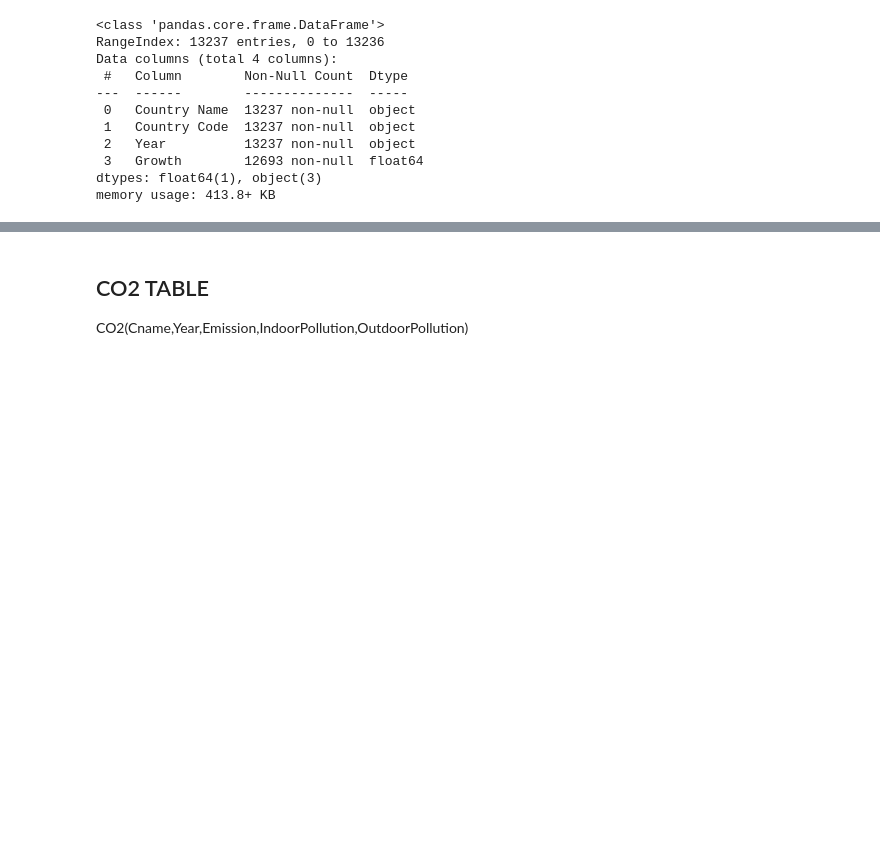
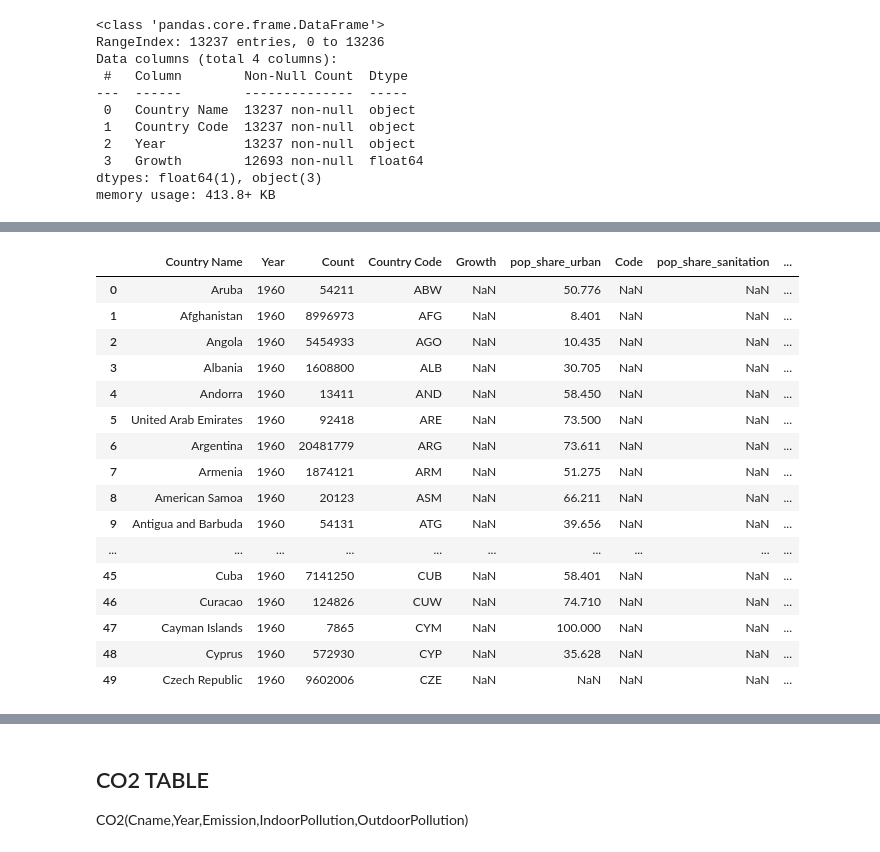
Before and after one commit to SaraBonati/dbs_course_project_2021, a Jupyter notebook: scripts/data_preprocessing.ipynb, the cells around one changed output, grey strips where cells are left out. Saved outputs shown, nothing was run; the diff lists cells and outputs as text; code cells hidden in the pictures; blank space fills up the shorter version.

Commit message:
Add urban and sanitation in POPULATION

```diff
--- a/scripts/data_preprocessing.ipynb
+++ b/scripts/data_preprocessing.ipynb
@@ -274,0 +237,10 @@ memory usage: 134.2+ KB
+# %%
+#import population total.csv
+pop = pd.read_csv(os.path.join(raw_data_dir,'population_total.csv'),header=0)
+# now population growth
+pop_growth = pd.read_csv(os.path.join(raw_data_dir,'population_growth.csv'),header=0)
+# population urban
+pop_urban = pd.read_csv(os.path.join(raw_data_dir,'share-of-population-urban.csv'),header=0)
+# population sanitation
+pop_san = pd.read_csv(os.path.join(raw_data_dir,'share-of-population-with-improved-sanitation-faciltities.csv'),header=0)
+pop_san.info()
@@ -274,0 +259,7 @@ memory usage: 134.2+ KB
+# %%
+pop = pop[pop['Country Name'].isin(country['Country Name'].unique().tolist())]
+pop_urban.rename(columns={"Urban population (% of total)": "pop_share_urban"},inplace=True)
+pop_san.rename(columns={"Improved sanitation facilities (% of population with access)": "pop_share_sanitation"},inplace=True)
+pop_urban.rename(columns={"Entity": "Country Name"},inplace=True)
+pop_san.rename(columns={"Entity": "Country Name"},inplace=True)
+pop_growth.info()
@@ -352,0 +328,12 @@ merge1.head(500)
+# %%
+merge1.drop(columns=['_merge'],inplace=True)
+# repeat for urban pop
+merge2 = pd.merge(merge1,
+              pop_urban,
+              how='left',
+              left_on=['Country Name','Year'],
+              right_on=['Country Name','Year'],
+              suffixes=('', '_y'),
+              indicator=True).fillna(np.nan)
+
+merge2.head(50)
@@ -352,0 +358,30 @@ merge1.head(500)
+# %%
+merge2.drop(columns=['Code','_merge'],inplace=True)
+# repeat for urban pop
+merge3 = pd.merge(merge2,
+              pop_san,
+              how='left',
+              left_on=['Country Name','Year'],
+              right_on=['Country Name','Year'],
+              suffixes=('', '_y'),
+              indicator=True).fillna(np.nan)
+
+merge3.head(50)
+# %% [output]
+|  | Country Name | Year | Count | Country Code | Growth | pop_share_urban | Code | pop_share_sanitation | ... |
+| 0 | Aruba | 1960 | 54211 | ABW | NaN | 50.776 | NaN | NaN | ... |
+| 1 | Afghanistan | 1960 | 8996973 | AFG | NaN | 8.401 | NaN | NaN | ... |
+| 2 | Angola | 1960 | 5454933 | AGO | NaN | 10.435 | NaN | NaN | ... |
+| 3 | Albania | 1960 | 1608800 | ALB | NaN | 30.705 | NaN | NaN | ... |
+| 4 | Andorra | 1960 | 13411 | AND | NaN | 58.450 | NaN | NaN | ... |
+| 5 | United Arab Emirates | 1960 | 92418 | ARE | NaN | 73.500 | NaN | NaN | ... |
+| 6 | Argentina | 1960 | 20481779 | ARG | NaN | 73.611 | NaN | NaN | ... |
+| 7 | Armenia | 1960 | 1874121 | ARM | NaN | 51.275 | NaN | NaN | ... |
+| 8 | American Samoa | 1960 | 20123 | ASM | NaN | 66.211 | NaN | NaN | ... |
+| 9 | Antigua and Barbuda | 1960 | 54131 | ATG | NaN | 39.656 | NaN | NaN | ... |
+| ... | ... | ... | ... | ... | ... | ... | ... | ... | ... |
+| 45 | Cuba | 1960 | 7141250 | CUB | NaN | 58.401 | NaN | NaN | ... |
+| 46 | Curacao | 1960 | 124826 | CUW | NaN | 74.710 | NaN | NaN | ... |
+| 47 | Cayman Islands | 1960 | 7865 | CYM | NaN | 100.000 | NaN | NaN | ... |
+| 48 | Cyprus | 1960 | 572930 | CYP | NaN | 35.628 | NaN | NaN | ... |
+| 49 | Czech Republic | 1960 | 9602006 | CZE | NaN | NaN | NaN | NaN | ... |
```
Also changed, not shown: parts of 12 cells of this notebook, 1 other file.
